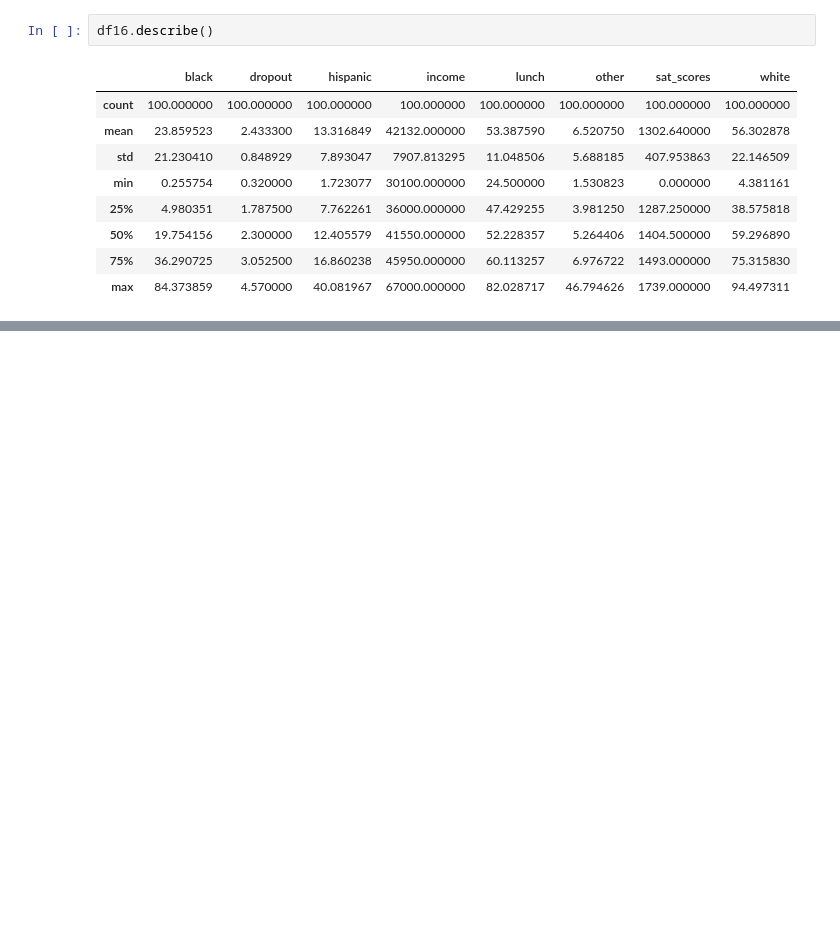
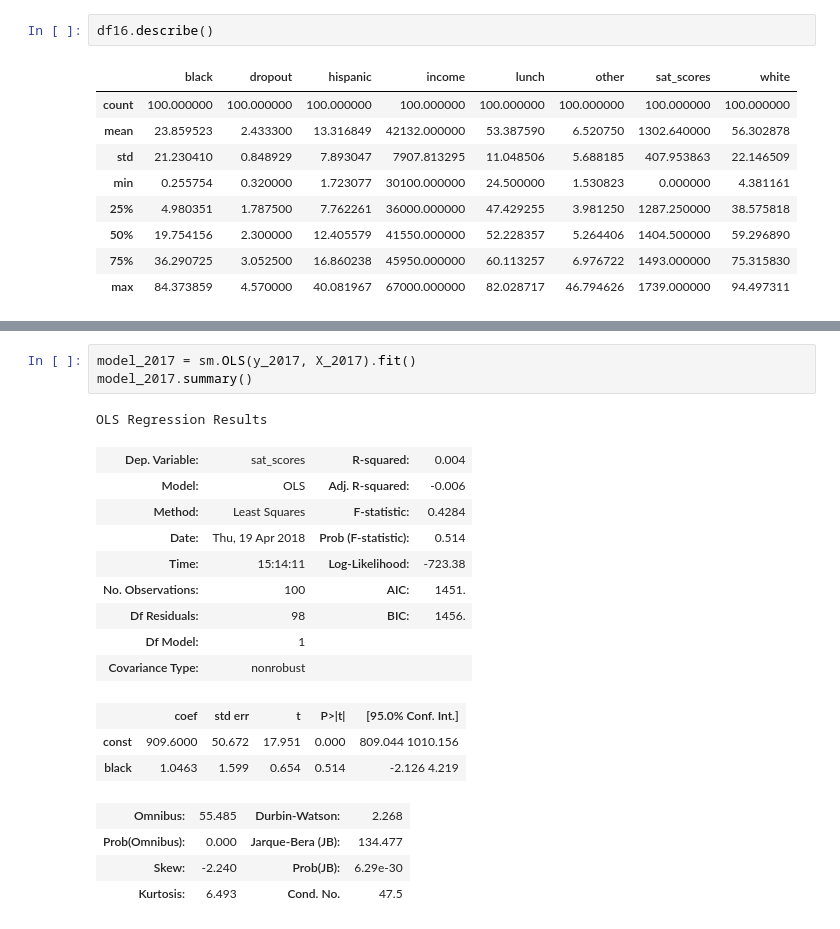
Before and after one commit to jestradasal/216finalproject, a Jupyter notebook: Multivariate Linear Regression.ipynb, the cells around one changed output, grey strips where cells are left out. Cells and saved outputs as stored; diff of their text form; blank space fills up the shorter version.

```diff
--- a/Multivariate Linear Regression.ipynb
+++ b/Multivariate Linear Regression.ipynb
@@ -197,0 +226,21 @@ OLS Regression Results
+# %%
+model_2017 = sm.OLS(y_2017, X_2017).fit()
+model_2017.summary()
+# %% [output]
+OLS Regression Results
+| Dep. Variable: | sat_scores | R-squared: | 0.004 |
+| Model: | OLS | Adj. R-squared: | -0.006 |
+| Method: | Least Squares | F-statistic: | 0.4284 |
+| Date: | Thu, 19 Apr 2018 | Prob (F-statistic): | 0.514 |
+| Time: | 15:14:11 | Log-Likelihood: | -723.38 |
+| No. Observations: | 100 | AIC: | 1451. |
+| Df Residuals: | 98 | BIC: | 1456. |
+| Df Model: | 1 |  |  |
+| Covariance Type: | nonrobust |  |  |
+|  | coef | std err | t | P>|t| | [95.0% Conf. Int.] |
+| const | 909.6000 | 50.672 | 17.951 | 0.000 | 809.044 1010.156 |
+| black | 1.0463 | 1.599 | 0.654 | 0.514 | -2.126 4.219 |
+| Omnibus: | 55.485 | Durbin-Watson: | 2.268 |
+| Prob(Omnibus): | 0.000 | Jarque-Bera (JB): | 134.477 |
+| Skew: | -2.240 | Prob(JB): | 6.29e-30 |
+| Kurtosis: | 6.493 | Cond. No. | 47.5 |
```
Also changed, not shown: parts of 10 cells of this notebook, 2 other files.
